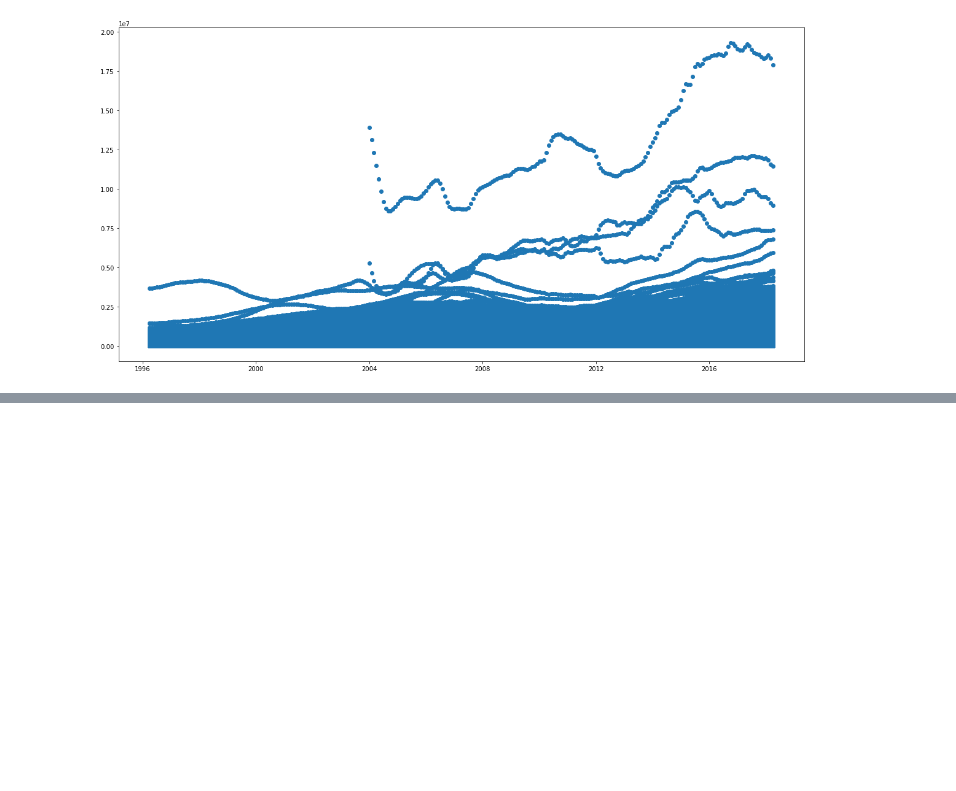
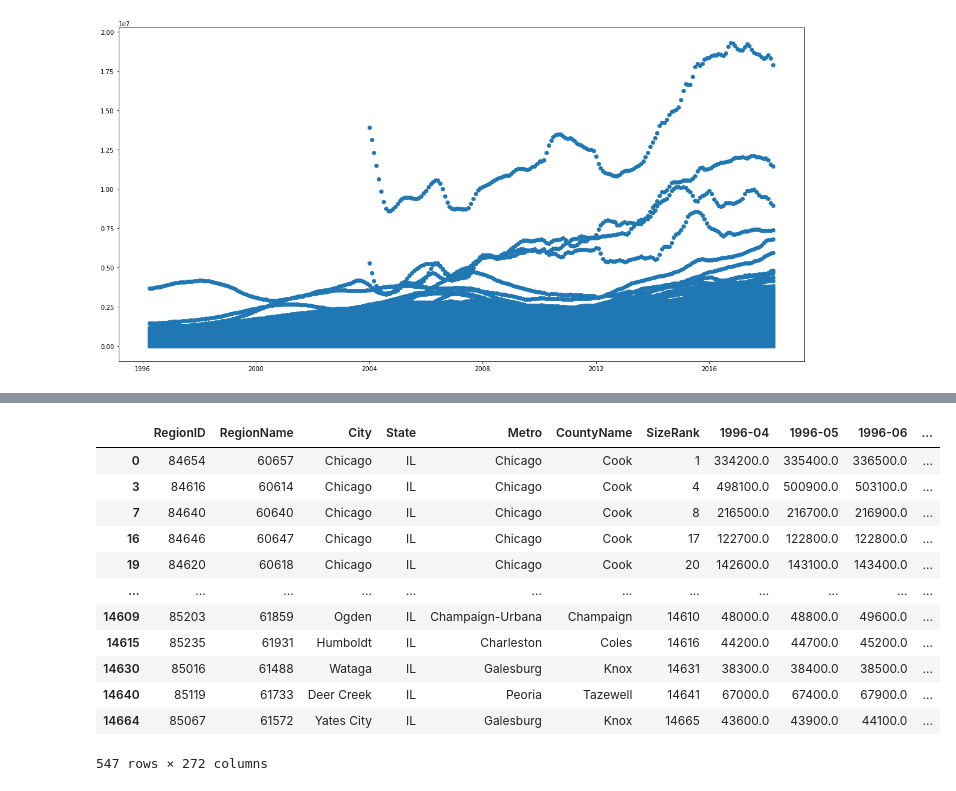
Before and after one commit to akuppan1/Flatiron-Mod-4-Project, a Jupyter notebook: Zillow data EDA.ipynb, the cells around one changed output, grey strips where cells are left out. Cells and saved outputs as stored; diff of their text form; code cells hidden in the pictures; blank space fills up the shorter version.

```diff
--- a/Zillow data EDA.ipynb
+++ b/Zillow data EDA.ipynb
@@ -147,0 +204,3 @@ def independant_state_scatter(df):
+# %%
+df_zillow_3 = df_zillow.groupby('State')
+df_zillow_3['State'].head()
@@ -147,0 +220,18 @@ def independant_state_scatter(df):
+# %%
+# print(grouped_df.get_group("Alex"))
+df_zillow_3.get_group(i)
+#So it makes a groupby instance which i have to call get_group method in order to show only those things
+# %% [output]
+|  | RegionID | RegionName | City | State | Metro | CountyName | SizeRank | 1996-04 | 1996-05 | 1996-06 | ... |
+| 0 | 84654 | 60657 | Chicago | IL | Chicago | Cook | 1 | 334200.0 | 335400.0 | 336500.0 | ... |
+| 3 | 84616 | 60614 | Chicago | IL | Chicago | Cook | 4 | 498100.0 | 500900.0 | 503100.0 | ... |
+| 7 | 84640 | 60640 | Chicago | IL | Chicago | Cook | 8 | 216500.0 | 216700.0 | 216900.0 | ... |
+| 16 | 84646 | 60647 | Chicago | IL | Chicago | Cook | 17 | 122700.0 | 122800.0 | 122800.0 | ... |
+| 19 | 84620 | 60618 | Chicago | IL | Chicago | Cook | 20 | 142600.0 | 143100.0 | 143400.0 | ... |
+| ... | ... | ... | ... | ... | ... | ... | ... | ... | ... | ... | ... |
+| 14609 | 85203 | 61859 | Ogden | IL | Champaign-Urbana | Champaign | 14610 | 48000.0 | 48800.0 | 49600.0 | ... |
+| 14615 | 85235 | 61931 | Humboldt | IL | Charleston | Coles | 14616 | 44200.0 | 44700.0 | 45200.0 | ... |
+| 14630 | 85016 | 61488 | Wataga | IL | Galesburg | Knox | 14631 | 38300.0 | 38400.0 | 38500.0 | ... |
+| 14640 | 85119 | 61733 | Deer Creek | IL | Peoria | Tazewell | 14641 | 67000.0 | 67400.0 | 67900.0 | ... |
+| 14664 | 85067 | 61572 | Yates City | IL | Galesburg | Knox | 14665 | 43600.0 | 43900.0 | 44100.0 | ... |
+547 rows × 272 columns
```
Also changed, not shown: parts of 10 cells of this notebook.
